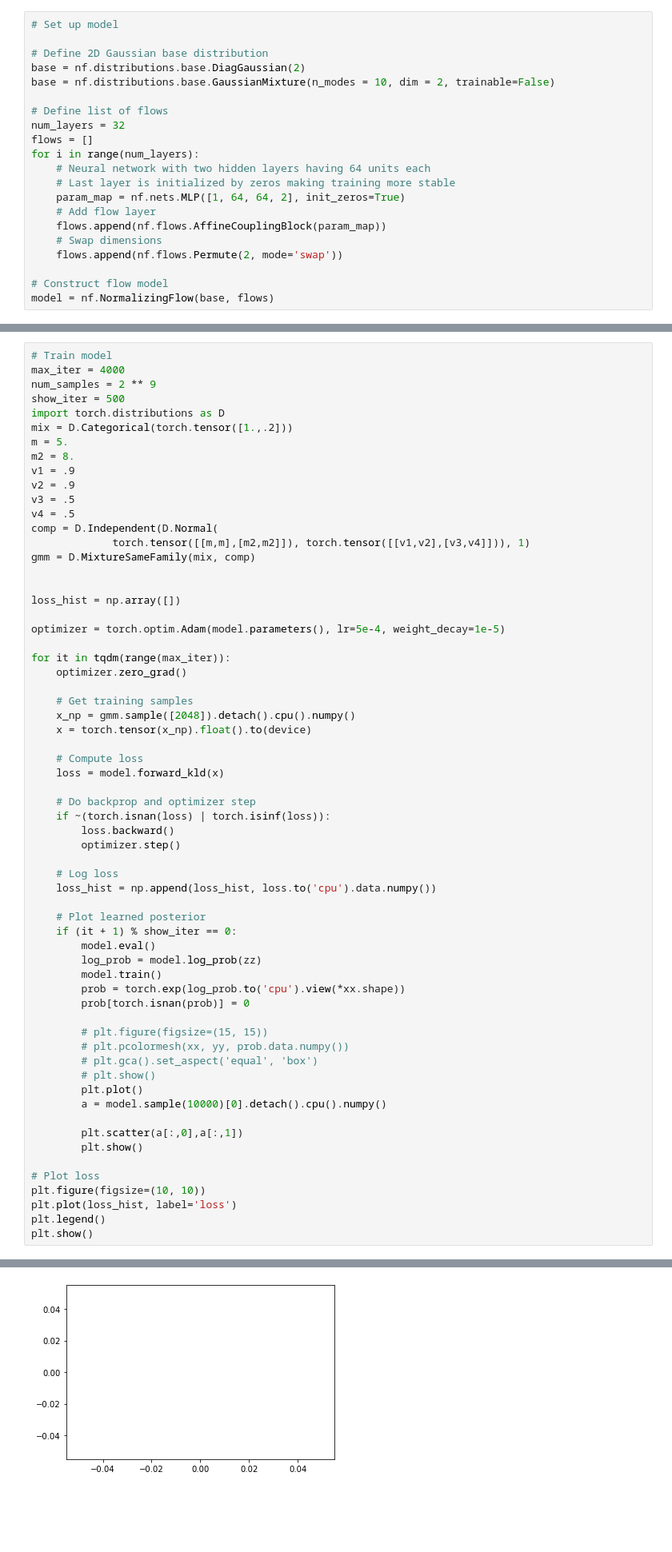
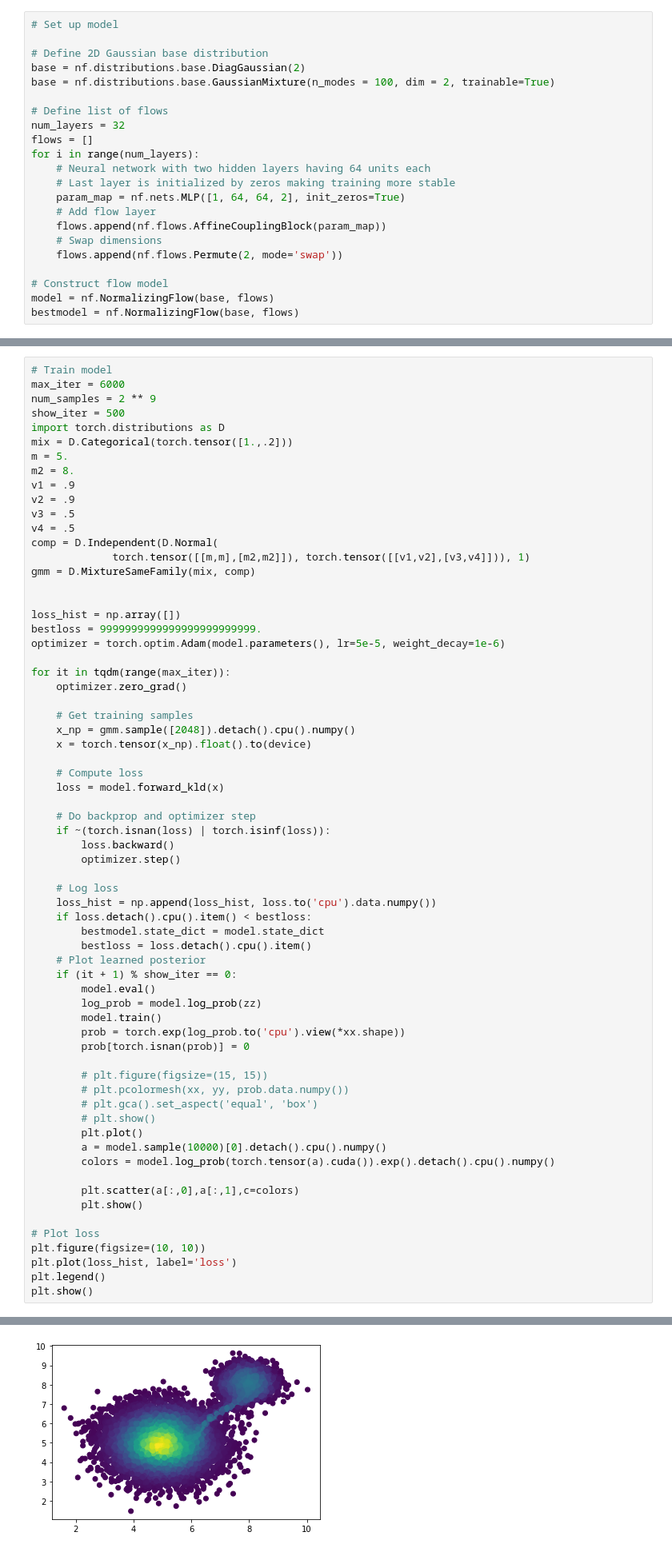
Before and after one commit to telegraphroad/NNF, a Jupyter notebook: real_nvp_colab.ipynb, the cells around one changed output, grey strips where cells are left out. Shown at 80% size. Cells and saved outputs as stored; diff of their text form; blank space fills up the shorter version.

```diff
--- a/real_nvp_colab.ipynb
+++ b/real_nvp_colab.ipynb
@@ -40,7 +40,7 @@ After importing the required packages, we want to create a `nf.NormalizingFlow`
 
 # Define 2D Gaussian base distribution
 base = nf.distributions.base.DiagGaussian(2)
-base = nf.distributions.base.GaussianMixture(n_modes = 10, dim = 2, trainable=False)
+base = nf.distributions.base.GaussianMixture(n_modes = 100, dim = 2, trainable=True)
 
 # Define list of flows
 num_layers = 32
@@ -56,6 +56,7 @@ for i in range(num_layers):
 
 # Construct flow model
 model = nf.NormalizingFlow(base, flows)
+bestmodel = nf.NormalizingFlow(base, flows)
 # %%
 # Move model on GPU if available
 enable_cuda = True
@@ -94,7 +95,7 @@ plt.show()
 Now, we are ready to train the flow model. This can be done in a similar fashion as standard neural networks. Since we use samples from the target for training, we use the forward KL divergence as objective, which is equivalent to maximum likelihood.
 # %%
 # Train model
-max_iter = 4000
+max_iter = 6000
 num_samples = 2 ** 9
 show_iter = 500
 import torch.distributions as D
@@ -111,8 +112,8 @@ gmm = D.MixtureSameFamily(mix, comp)
 
 
 loss_hist = np.array([])
-
-optimizer = torch.optim.Adam(model.parameters(), lr=5e-4, weight_decay=1e-5)
+bestloss = 9999999999999999999999999.
+optimizer = torch.optim.Adam(model.parameters(), lr=5e-5, weight_decay=1e-6)
 
 for it in tqdm(range(max_iter)):
     optimizer.zero_grad()
@@ -131,7 +132,9 @@ for it in tqdm(range(max_iter)):
 
     # Log loss
     loss_hist = np.append(loss_hist, loss.to('cpu').data.numpy())
-
+    if loss.detach().cpu().item() < bestloss:
+        bestmodel.state_dict = model.state_dict
+        bestloss = loss.detach().cpu().item()
     # Plot learned posterior
     if (it + 1) % show_iter == 0:
         model.eval()
@@ -146,8 +149,9 @@ for it in tqdm(range(max_iter)):
         # plt.show()
         plt.plot()
         a = model.sample(10000)[0].detach().cpu().numpy()
+        colors = model.log_prob(torch.tensor(a).cuda()).exp().detach().cpu().numpy()
 
-        plt.scatter(a[:,0],a[:,1])
+        plt.scatter(a[:,0],a[:,1],c=colors)
         plt.show()
 
 # Plot loss
@@ -160 +163 @@ RuntimeError: expected scalar type Float but found Double
-[figure, old version]
+[figure, new version]
```
Also changed, not shown: parts of 7 cells of this notebook, 1 other file.
